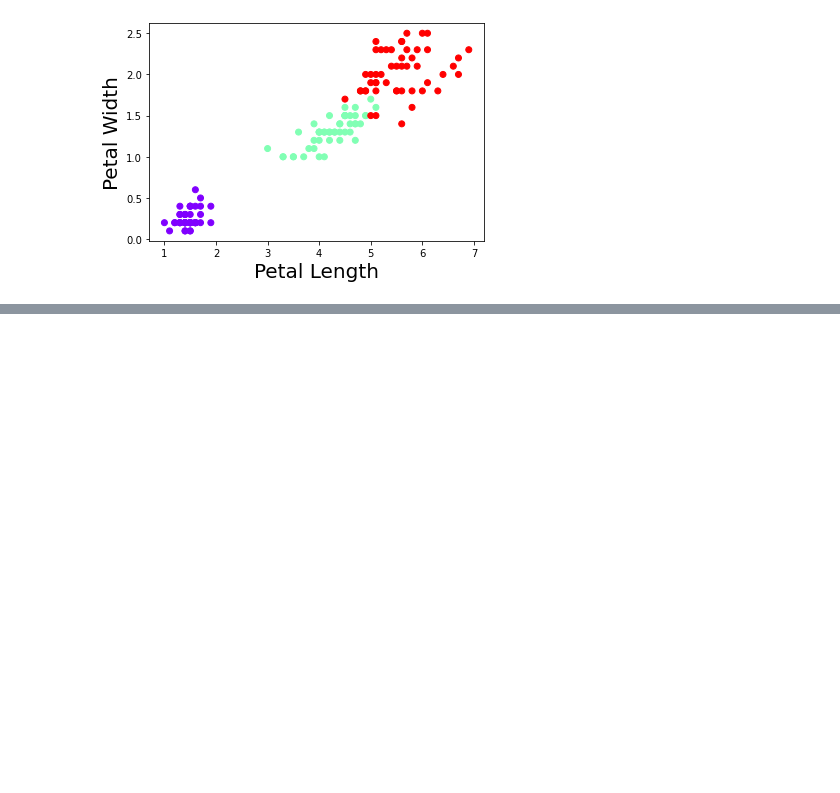
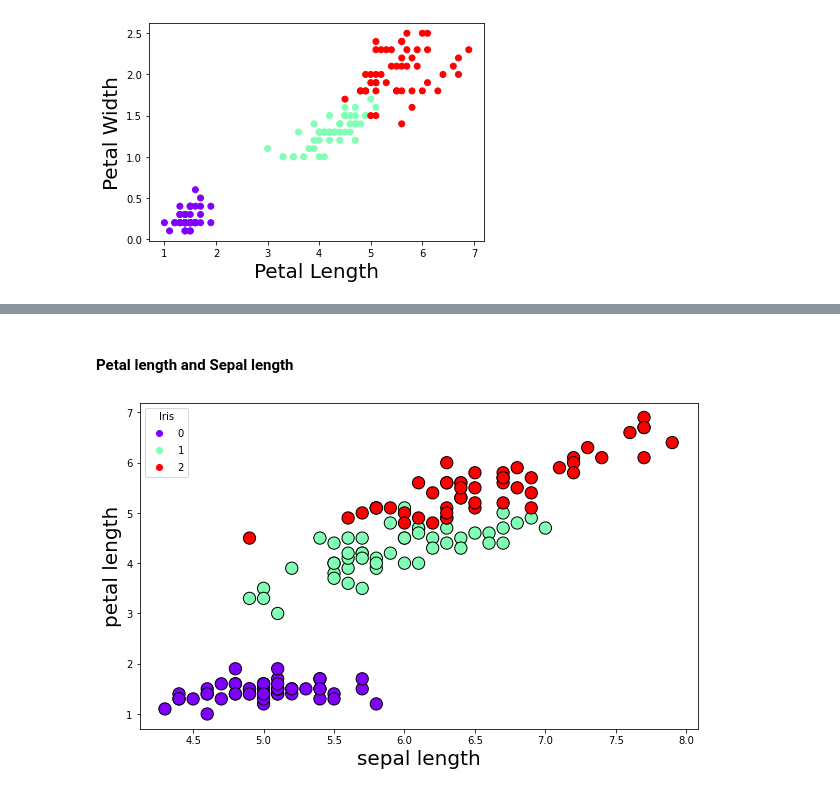
Before and after one commit to karolinaszafranbelzowska/Machine-Learning-and-Statistic---Tasks-assesments, a Jupyter notebook: tasks.ipynb, the cells around one changed output, grey strips where cells are left out. Drawn from its saved outputs; the diff is of its cells as text; code cells hidden in the pictures; blank space fills up the shorter version.

```diff
--- a/tasks.ipynb
+++ b/tasks.ipynb
@@ -529,0 +521,15 @@ X = assigned_data[features].copy()
+# %% [markdown]
+#### Petal length and Sepal length
+# %%
+# plot of spepal length versus petal lentgh
+L = iris[['sepal_length','petal_length']].to_numpy() # create a new numpy array with sepal length and petal length
+fig, axes = plt.subplots(figsize=(10,6))
+
+scatter = axes.scatter(L[:,0], L[:,1],c=y, cmap = 'rainbow',edgecolors= 'k', s=150) # define the instance scatter.
+axes.legend(*scatter.legend_elements(),loc="best", title="Iris")
+
+
+plt.xlabel('sepal length',fontsize = 20)
+plt.ylabel('petal length',fontsize = 20);
+# %% [output]
+[figure, added]
```
Also changed, not shown: parts of 21 cells of this notebook.
